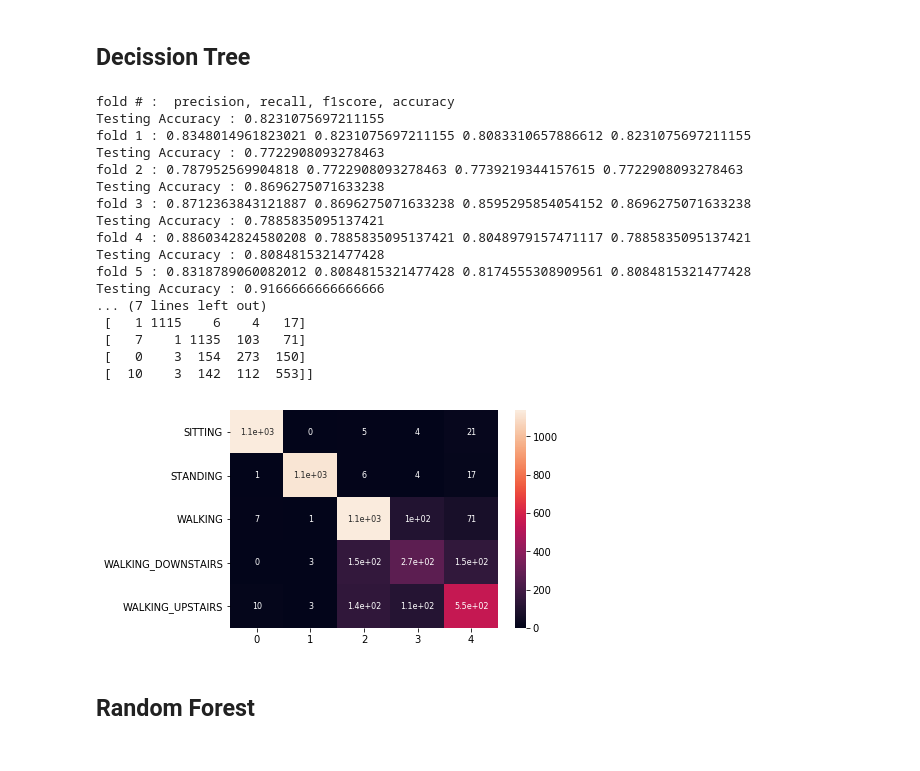
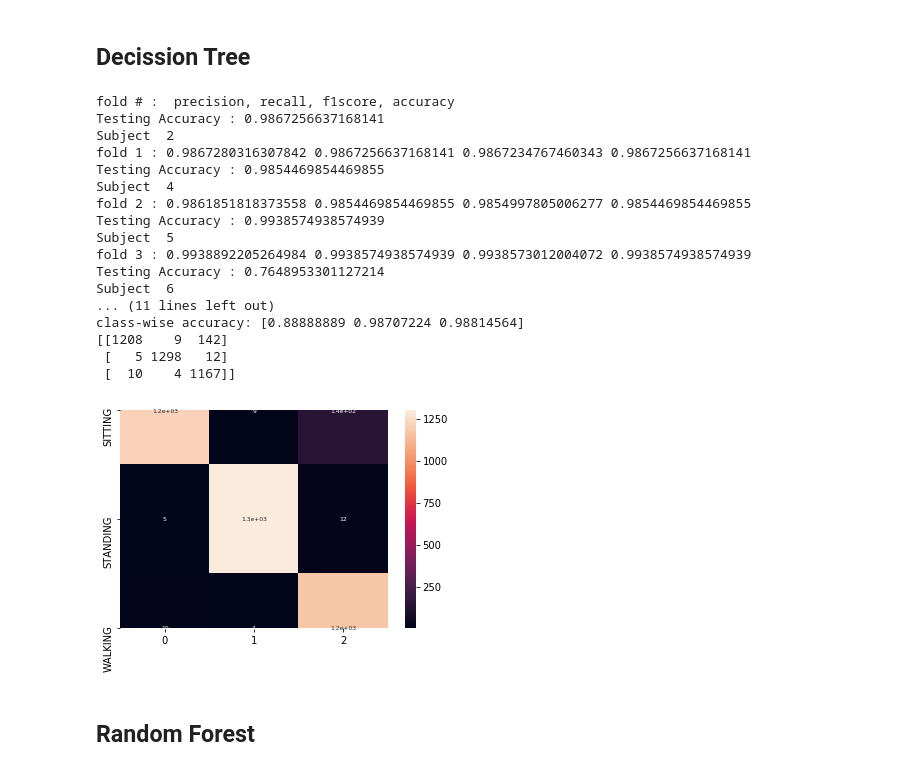
Before and after one commit to hasantarek2002/HAR, a Jupyter notebook: ML Code/human_activity_recognition_Classifier.ipynb, the cells around one changed output. Saved outputs shown, nothing was run; the diff lists cells and outputs as text; code cells hidden in the pictures.

```diff
--- a/ML Code/human_activity_recognition_Classifier.ipynb
+++ b/ML Code/human_activity_recognition_Classifier.ipynb
@@ -67,7 +69,12 @@ import tensorflow as tf
 # Load Data
 # %%
 #df = pd.read_csv('Processed Data/accelerometer_extracted_featured_data_50_window_size_without_overlapping.csv')
-df = pd.read_csv('Processed Data/accelerometer_extracted_featured_data_50_window_size_with_50_percent_overlapping.csv')
+#df = pd.read_csv('Processed Data/accelerometer_extracted_featured_data_50_window_size_with_50_percent_overlapping.csv')
+#df = pd.read_csv('Processed Data/accelerometer_extracted_featured_data_50_window_size_with_50_percent_overlapping_4_subject.csv')
+
+#df = pd.read_csv('Processed Data/accelerometer_extracted_featured_data_50_window_size_without_overlapping_with_three_activities.csv')
+df = pd.read_csv('Processed Data/Three_activities_data_with__50_window_size_without_overlapping.csv')
+
 
 df.head()
 # %% [output]
@@ -204,6 +198,7 @@ for f, sub in enumerate(subjects[:]):
   train_y = le.fit_transform(train_data[:,-1].astype('str'))+1
 
   train_x = train_data[: , :-2 ].astype(float)
+  print(train_x.shape)
   train_y = train_y.astype(int)
   #print(train_x, type(train_x), train_x.shape)
   #print(train_y, type(train_y), train_y.shape)
@@ -213,7 +208,7 @@ for f, sub in enumerate(subjects[:]):
   #train_x = mmscaler.transform(train_x)
   #print(train_x)
 
-  clf = KNeighborsClassifier(n_neighbors=10, weights='distance')
+  clf = KNeighborsClassifier(n_neighbors=8, weights='distance')
   clf.fit(train_x, train_y)
   #print(train_x[0],train_x[0].shape,train_x.shape)
 
@@ -275,9 +270,11 @@ print(cm_all.astype('int'))
 
 
 array = confusion_matrix(true_all, pred_all)
-df_cm = pd.DataFrame(array, range(5),range(5))
+df_cm = pd.DataFrame(array, range(n_class),range(n_class))
 #sn.set(font_scale=1)#for label size
-sn.heatmap(df_cm, annot=True,annot_kws={"size": 8},yticklabels=('SITTING', 'STANDING', 'WALKING', 'WALKING_DOWNSTAIRS', 'WALKING_UPSTAIRS'))# font size
+#sn.heatmap(df_cm, annot=True,annot_kws={"size": 8},yticklabels=('SITTING', 'STANDING', 'WALKING', 'WALKING_DOWNSTAIRS', 'WALKING_UPSTAIRS'))# font size
+sn.heatmap(df_cm, annot=True,annot_kws={"size": 6},yticklabels=('SITTING', 'STANDING', 'WALKING'))
+
 plt.show()
 # %% [output]
 fold # :  precision, recall, f1score, accuracy
@@ -480,53 +477,55 @@ for f, sub in enumerate(subjects[:]):
   fold_result += [precision, recall, f1score, accuracy]
 
 
   Predictions_test = clf.predict(test_x)
   TestAccuracy = accuracy_score(y_true = test_y, y_pred = Predictions_test)
   print("Testing Accuracy : {}".format(TestAccuracy))
-
+  print("Subject ", sub)
   print("fold", f+1,":", precision,recall,f1score,accuracy)
   cm_all += confusion_matrix(true, pred)
 
 ov_precision, ov_recall, ov_f1score, _ = precision_recall_fscore_support(true_all, pred_all, average='weighted')
 ov_accuracy = accuracy_score(true_all, pred_all)
 
 print("overall:", ov_precision, ov_recall, ov_f1score,ov_accuracy)
 
 class_prec, class_rec, class_f1 = classification_report(cm_all)
 class_acc = cm_all.diagonal()/np.sum(cm_all, axis=1)
 print('class-wise precision:',class_prec)
 print('class-wise recall:',class_rec)
 print('class-wise f1score:',class_f1)
 print('class-wise accuracy:',class_acc)
 
 print(cm_all.astype('int'))
 
 
 
 array = confusion_matrix(true_all, pred_all)
-df_cm = pd.DataFrame(array, range(5),range(5))
+df_cm = pd.DataFrame(array, range(n_class),range(n_class))
 #sn.set(font_scale=1)#for label size
-sn.heatmap(df_cm, annot=True,annot_kws={"size": 8},yticklabels=('SITTING', 'STANDING', 'WALKING', 'WALKING_DOWNSTAIRS', 'WALKING_UPSTAIRS'))# font size
+#sn.heatmap(df_cm, annot=True,annot_kws={"size": 8},yticklabels=('SITTING', 'STANDING', 'WALKING', 'WALKING_DOWNSTAIRS', 'WALKING_UPSTAIRS'))# font size
+sn.heatmap(df_cm, annot=True,annot_kws={"size": 6},yticklabels=('SITTING', 'STANDING', 'WALKING'))
+
 plt.show()
 # %% [output]
 fold # :  precision, recall, f1score, accuracy
-Testing Accuracy : 0.8231075697211155
-fold 1 : 0.8348014961823021 0.8231075697211155 0.8083310657886612 0.8231075697211155
-Testing Accuracy : 0.7722908093278463
-fold 2 : 0.787952569904818 0.7722908093278463 0.7739219344157615 0.7722908093278463
-Testing Accuracy : 0.8696275071633238
-fold 3 : 0.8712363843121887 0.8696275071633238 0.8595295854054152 0.8696275071633238
-Testing Accuracy : 0.7885835095137421
-fold 4 : 0.8860342824580208 0.7885835095137421 0.8048979157471117 0.7885835095137421
-Testing Accuracy : 0.8084815321477428
-fold 5 : 0.8318789060082012 0.8084815321477428 0.8174555308909561 0.8084815321477428
-Testing Accuracy : 0.9166666666666666
-... (7 lines left out)
- [   1 1115    6    4   17]
- [   7    1 1135  103   71]
- [   0    3  154  273  150]
- [  10    3  142  112  553]]
+Testing Accuracy : 0.9867256637168141
+Subject  2
+fold 1 : 0.9867280316307842 0.9867256637168141 0.9867234767460343 0.9867256637168141
+Testing Accuracy : 0.9854469854469855
+Subject  4
+fold 2 : 0.9861851818373558 0.9854469854469855 0.9854997805006277 0.9854469854469855
+Testing Accuracy : 0.9938574938574939
+Subject  5
+fold 3 : 0.9938892205264984 0.9938574938574939 0.9938573012004072 0.9938574938574939
+Testing Accuracy : 0.7648953301127214
+Subject  6
+... (11 lines left out)
+class-wise accuracy: [0.88888889 0.98707224 0.98814564]
+[[1208    9  142]
+ [   5 1298   12]
+ [  10    4 1167]]
-[figure, old version]
+[figure, new version]
 # %% [markdown]
 ## Random Forest
 # %%
```
Also changed, not shown: parts of 22 cells of this notebook, 10 other files.
